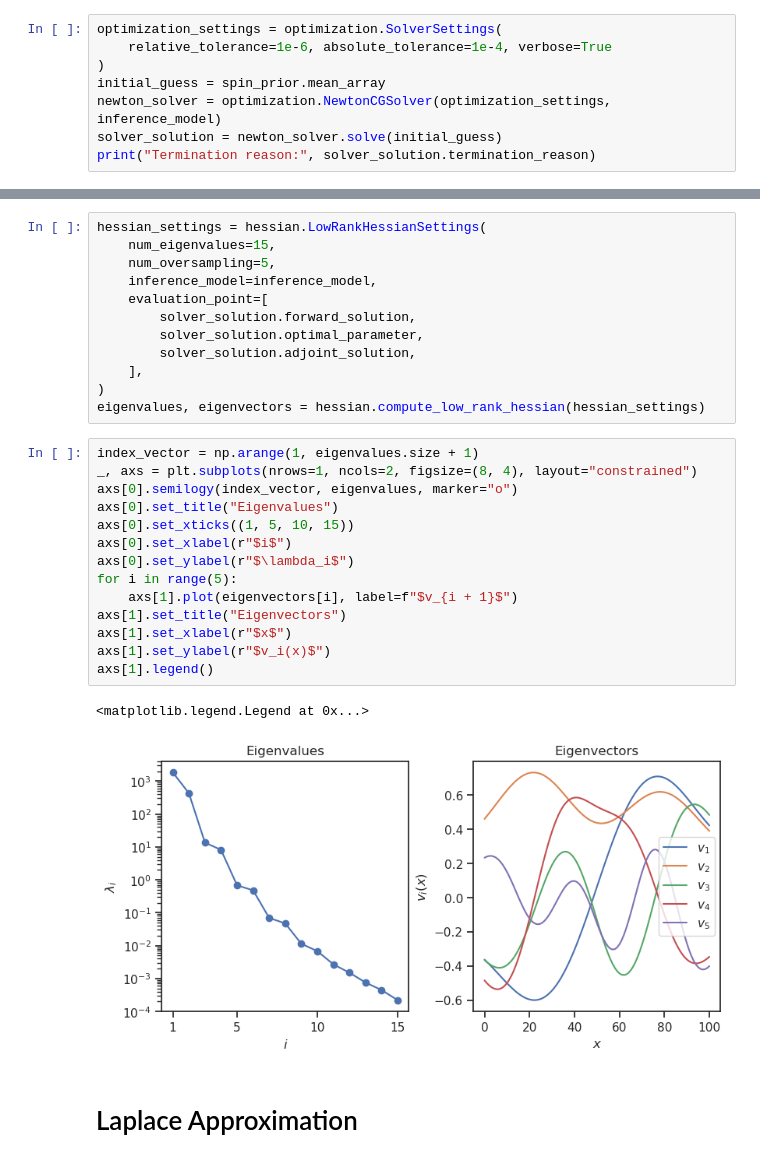
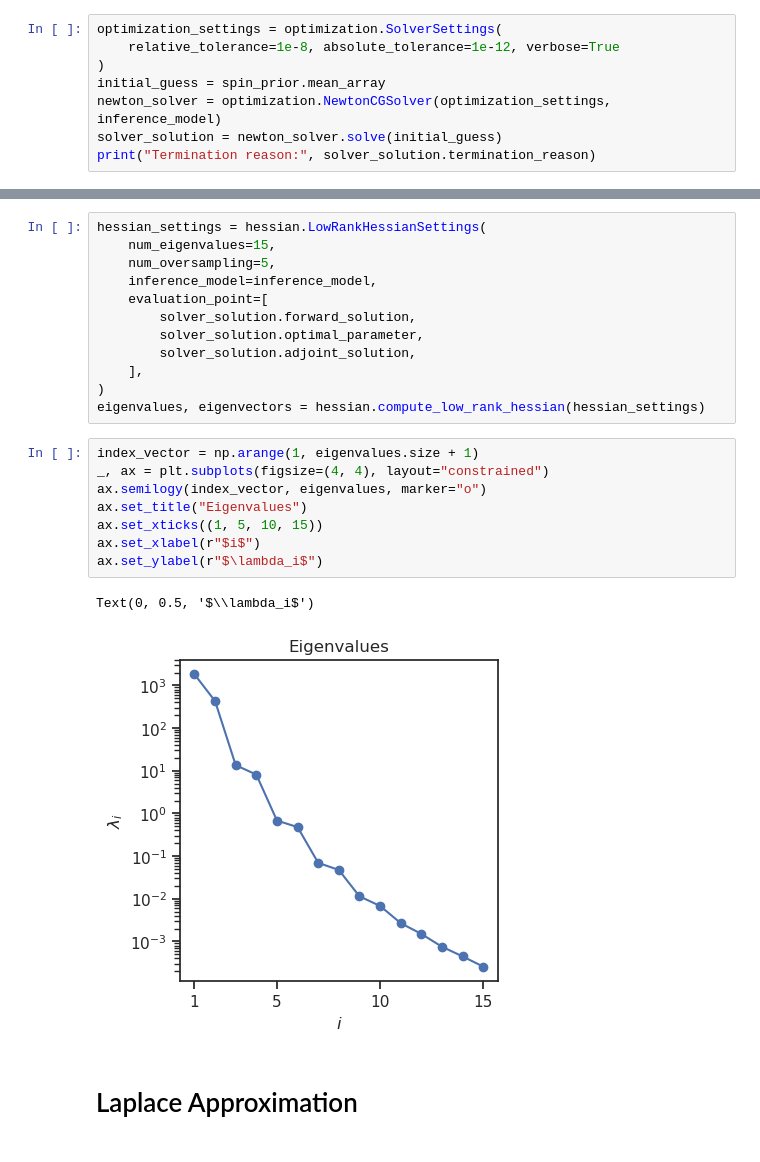
Before and after one commit to maximilian-kruse/SPIN, a Jupyter notebook: examples/1D_drift_mfpt.ipynb, the cells around one changed output, grey strips where cells are left out. Cells and saved outputs as stored; diff of their text form.

```diff
--- a/examples/1D_drift_mfpt.ipynb
+++ b/examples/1D_drift_mfpt.ipynb
@@ -149,6 +115,6 @@ inference_model = hl.Model(
 # %%
 optimization_settings = optimization.SolverSettings(
-    relative_tolerance=1e-6, absolute_tolerance=1e-4, verbose=True
+    relative_tolerance=1e-8, absolute_tolerance=1e-12, verbose=True
 )
 initial_guess = spin_prior.mean_array
 newton_solver = optimization.NewtonCGSolver(optimization_settings, inference_model)
@@ -179,21 +146,15 @@ hessian_settings = hessian.LowRankHessianSettings(
 eigenvalues, eigenvectors = hessian.compute_low_rank_hessian(hessian_settings)
 # %%
 index_vector = np.arange(1, eigenvalues.size + 1)
-_, axs = plt.subplots(nrows=1, ncols=2, figsize=(8, 4), layout="constrained")
-axs[0].semilogy(index_vector, eigenvalues, marker="o")
-axs[0].set_title("Eigenvalues")
-axs[0].set_xticks((1, 5, 10, 15))
-axs[0].set_xlabel(r"$i$")
-axs[0].set_ylabel(r"$\lambda_i$")
-for i in range(5):
-    axs[1].plot(eigenvectors[i], label=f"$v_{i + 1}$")
-axs[1].set_title("Eigenvectors")
-axs[1].set_xlabel(r"$x$")
-axs[1].set_ylabel(r"$v_i(x)$")
-axs[1].legend()
+_, ax = plt.subplots(figsize=(4, 4), layout="constrained")
+ax.semilogy(index_vector, eigenvalues, marker="o")
+ax.set_title("Eigenvalues")
+ax.set_xticks((1, 5, 10, 15))
+ax.set_xlabel(r"$i$")
+ax.set_ylabel(r"$\lambda_i$")
 # %% [output]
-<matplotlib.legend.Legend at 0x...>
+Text(0, 0.5, '$\\lambda_i$')
-[figure, old version]
+[figure, new version]
 # %% [markdown]
 # Laplace Approximation
 # %%
```
Also changed, not shown: parts of 13 cells of this notebook, 2 other files.
